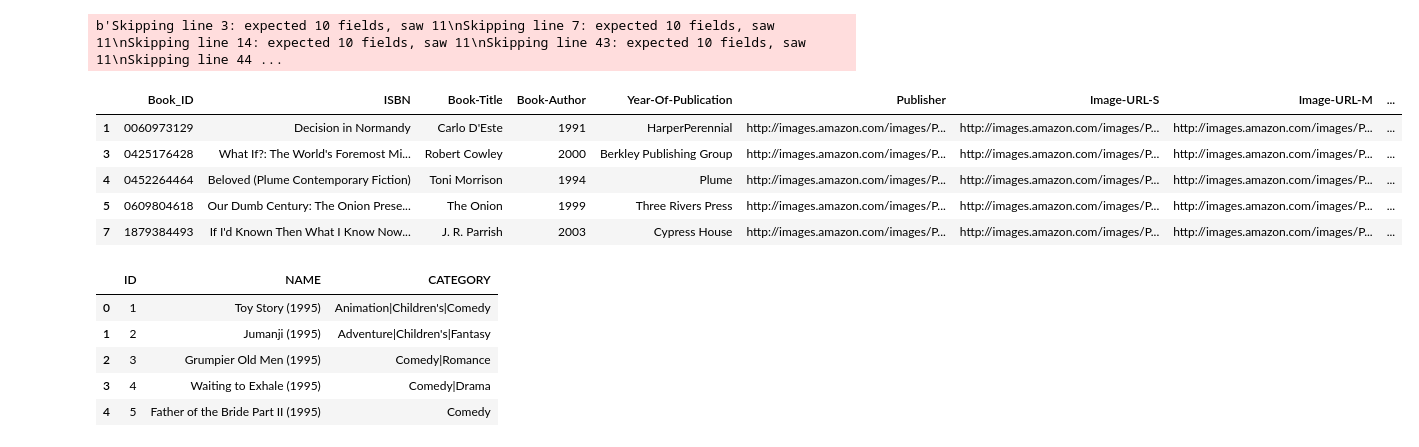
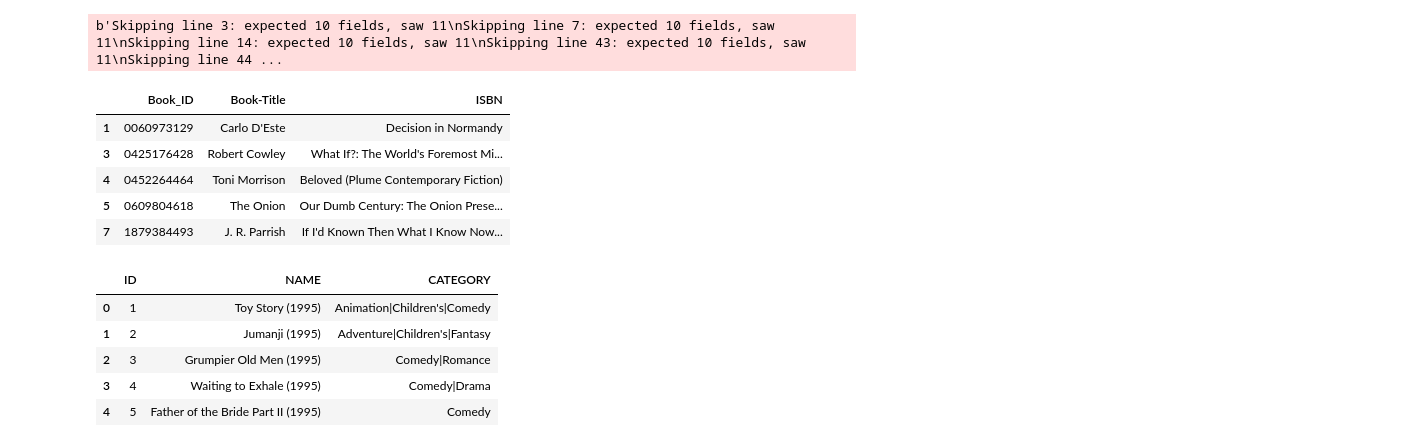
Before and after one commit to shivanandpawar/recommendation-engine, a Jupyter notebook: Data_Conversion.ipynb, the cells around one changed output. Drawn from its saved outputs; the diff is of its cells as text; code cells hidden in the pictures.

```diff
--- a/Data_Conversion.ipynb
+++ b/Data_Conversion.ipynb
@@ -4,14 +4,16 @@ df = pd.read_csv("/data/book_crossing/book_crossing/items_info.dat", sep="\t", e
 # %% [output]
 b'Skipping line 3: expected 10 fields, saw 11\nSkipping line 7: expected 10 fields, saw 11\nSkipping line 14: expected 10 fields, saw 11\nSkipping line 43: expected 10 fields, saw 11\nSkipping line 44 ...
 # %%
-df.head()
+topic = df[["Book_ID", "Book-Title", "ISBN"]]
+topis.rename(columns = {'Book_ID' : 'ID', 'Book-Title' : 'NAME', })
+topic.head()
 # %% [output]
-|  | Book_ID | ISBN | Book-Title | Book-Author | Year-Of-Publication | Publisher | Image-URL-S | Image-URL-M | ... |
-| 1 | 0060973129 | Decision in Normandy | Carlo D'Este | 1991 | HarperPerennial | http://images.amazon.com/images/P... | http://images.amazon.com/images/P... | http://images.amazon.com/images/P... | ... |
-| 3 | 0425176428 | What If?: The World's Foremost Mi... | Robert Cowley | 2000 | Berkley Publishing Group | http://images.amazon.com/images/P... | http://images.amazon.com/images/P... | http://images.amazon.com/images/P... | ... |
-| 4 | 0452264464 | Beloved (Plume Contemporary Fiction) | Toni Morrison | 1994 | Plume | http://images.amazon.com/images/P... | http://images.amazon.com/images/P... | http://images.amazon.com/images/P... | ... |
-| 5 | 0609804618 | Our Dumb Century: The Onion Prese... | The Onion | 1999 | Three Rivers Press | http://images.amazon.com/images/P... | http://images.amazon.com/images/P... | http://images.amazon.com/images/P... | ... |
-| 7 | 1879384493 | If I'd Known Then What I Know Now... | J. R. Parrish | 2003 | Cypress House | http://images.amazon.com/images/P... | http://images.amazon.com/images/P... | http://images.amazon.com/images/P... | ... |
+|  | Book_ID | Book-Title | ISBN |
+| 1 | 0060973129 | Carlo D'Este | Decision in Normandy |
+| 3 | 0425176428 | Robert Cowley | What If?: The World's Foremost Mi... |
+| 4 | 0452264464 | Toni Morrison | Beloved (Plume Contemporary Fiction) |
+| 5 | 0609804618 | The Onion | Our Dumb Century: The Onion Prese... |
+| 7 | 1879384493 | J. R. Parrish | If I'd Known Then What I Know Now... |
 # %%
 df.head()
 # %% [output]
```
